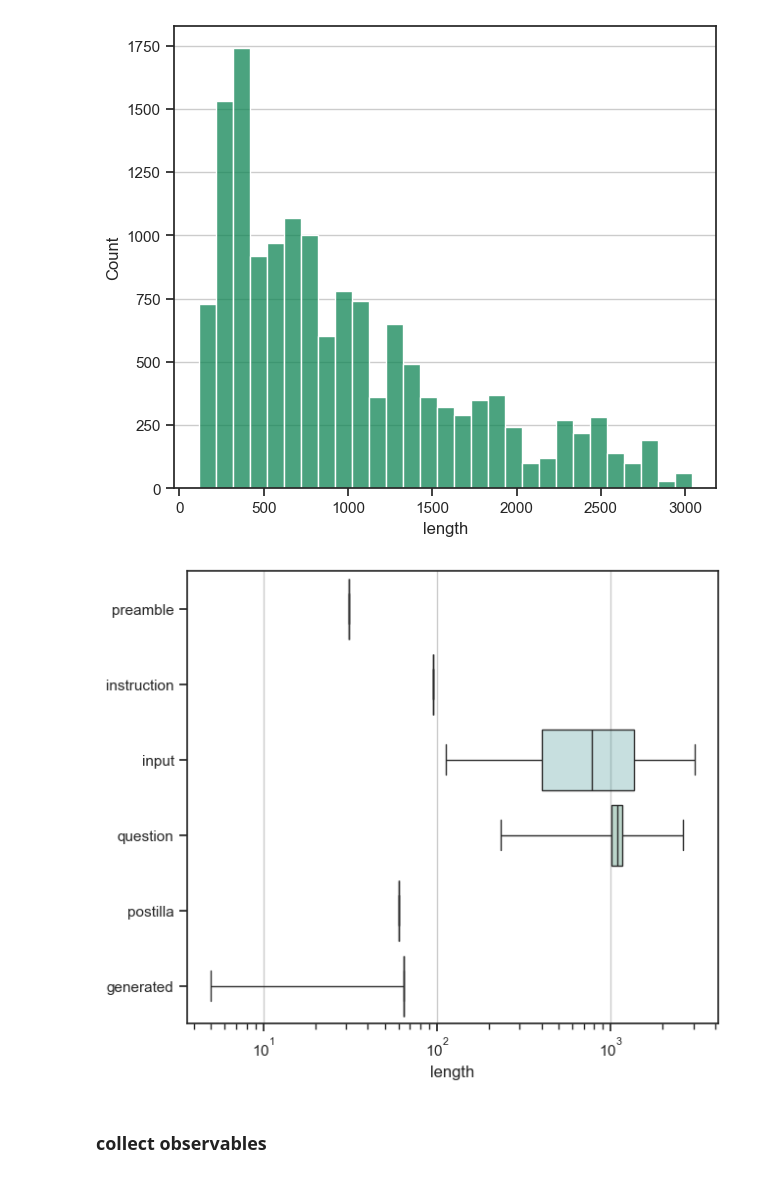
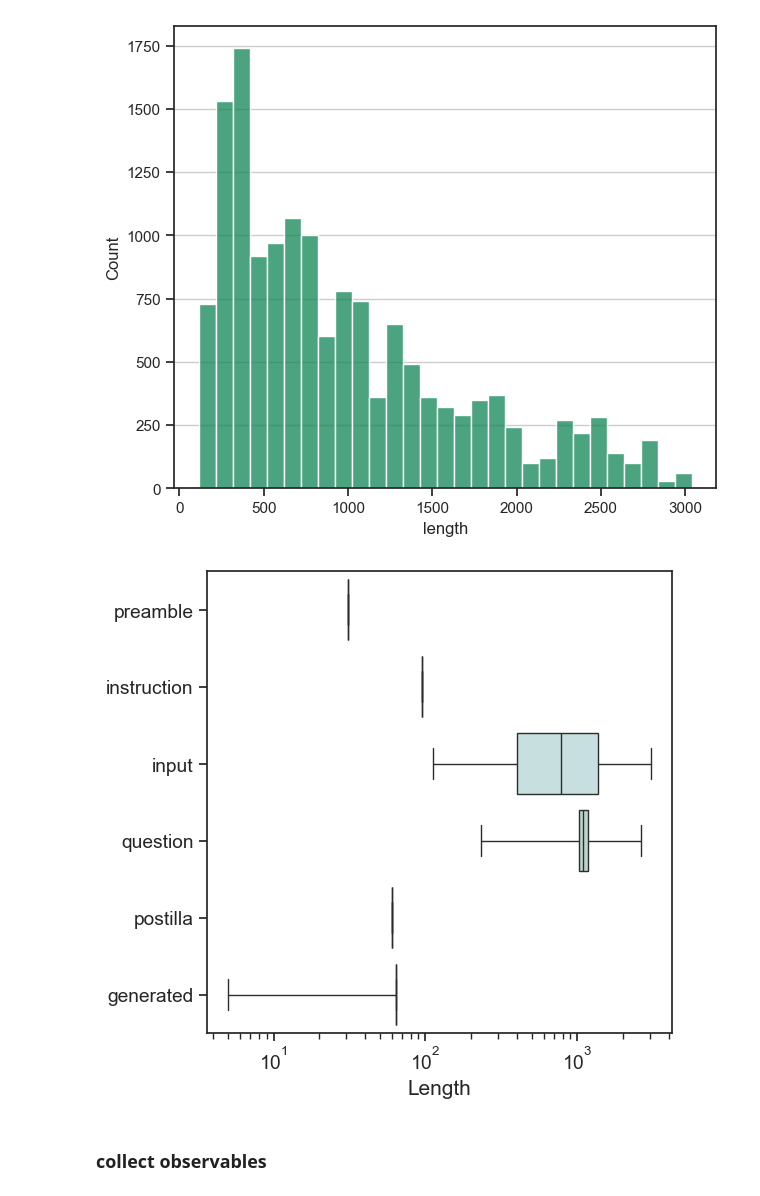
Before and after one commit to carloalbertobono/llm-uncertainty, a Jupyter notebook: pipeline-preprocess.ipynb, the cells around one changed output. Drawn from its saved outputs; the diff is of its cells as text; code cells hidden in the pictures.

```diff
--- a/pipeline-preprocess.ipynb
+++ b/pipeline-preprocess.ipynb
@@ -125,10 +122,8 @@ len(outlist)
 llama3.1-8b.zip
 15020
 # %%
-# prefix, model_name = './tablellama-complete/', "osunlp/TableLlama"
-# prefix, model_name = './gemma-9b-complete/', "google/gemma-2-9b-it"
-
 model_name = item['args']['model_name'] # get model from last processed item
+model_name_short = model_name.split('/')[-1].lower()
 print(model_name)
 
 if model_name.startswith("osunlp"):
@@ -691,28 +739,29 @@ for z1, z2, l, i in zip(myl, myl[1:], sections[1:], range(len(myl))):
 # %%
 import seaborn as sns
 import matplotlib.pyplot as plt
 
-sns.set_theme(style="ticks")
+sns.set_context("notebook", font_scale=1.25)
+# sns.set_theme(style="ticks")
 
-# Initialize the figure with a logarithmic x axis
-f, ax = plt.subplots(figsize=(7, 6))
+f, ax = plt.subplots(figsize=(6, 6))
 ax.set_xscale("log")
 
-# Plot the orbital period with horizontal boxes
 sns.boxplot(
     segments, x="length", y="segment", hue="segment",
     whis=[0, 100], palette=[b[2] for b in background_regions]
 )
 
 for patch in ax.patches:
     r, g, b, a = patch.get_facecolor()
     patch.set_facecolor((r, g, b, .3))
 
 ax.xaxis.grid(True)
-ax.set(ylabel="")
+ax.set(ylabel="", xlabel="Length")
 
-plt.show()
+ax.xaxis.grid(False)
+
+plt.savefig("prompt_boxplot_" + model_name_short + ".pdf", format="pdf", bbox_inches="tight", dpi=600)
 # %% [output]
-[figure, old version]
+[figure, new version]
 # %% [markdown]
 ### collect observables
```
Also changed, not shown: parts of 59 cells of this notebook, 28 other files.
